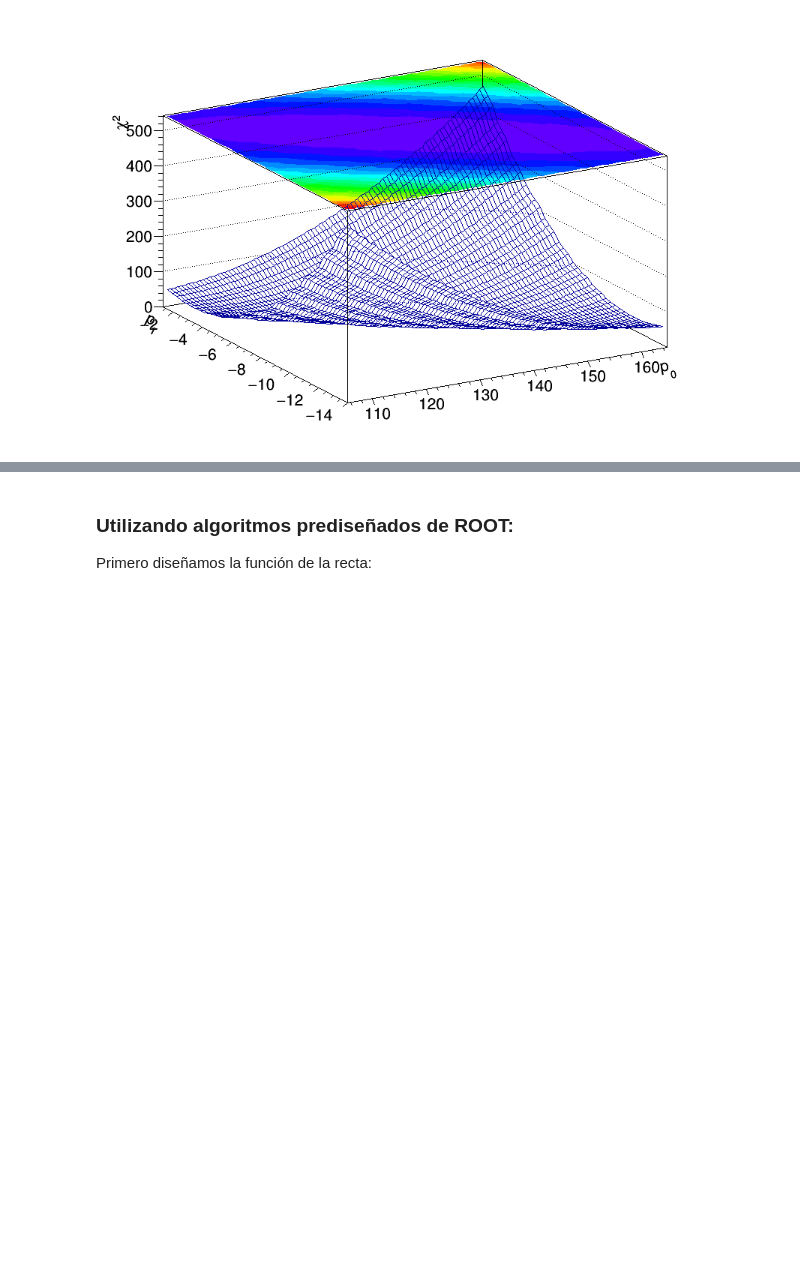
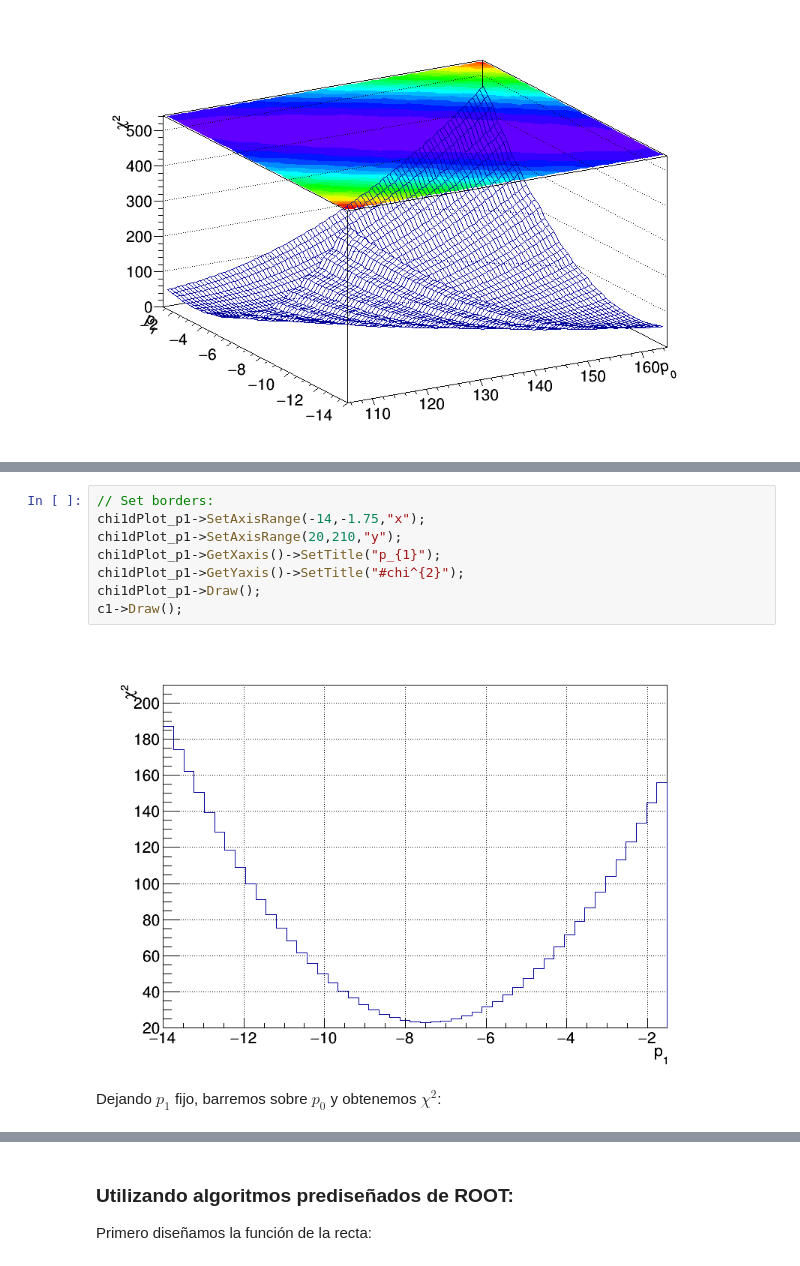
Before and after one commit to AltuOs/MD_T2, a Jupyter notebook: T2_Ej1_Oscar_Altuve.ipynb, the cells around one changed output, grey strips where cells are left out. Cells and saved outputs as stored; diff of their text form; blank space fills up the shorter version.

```diff
--- a/T2_Ej1_Oscar_Altuve.ipynb
+++ b/T2_Ej1_Oscar_Altuve.ipynb
@@ -143,0 +183,12 @@ c1->Draw();
+# %%
+// Set borders:
+chi1dPlot_p1->SetAxisRange(-14,-1.75,"x");
+chi1dPlot_p1->SetAxisRange(20,210,"y");
+chi1dPlot_p1->GetXaxis()->SetTitle("p_{1}");
+chi1dPlot_p1->GetYaxis()->SetTitle("#chi^{2}");
+chi1dPlot_p1->Draw();
+c1->Draw();
+# %% [output]
+[figure, added]
+# %% [markdown]
+Dejando $p_1$ fijo, barremos sobre $p_0$ y obtenemos $\chi^2$:
```
Also changed, not shown: parts of 25 cells of this notebook.
